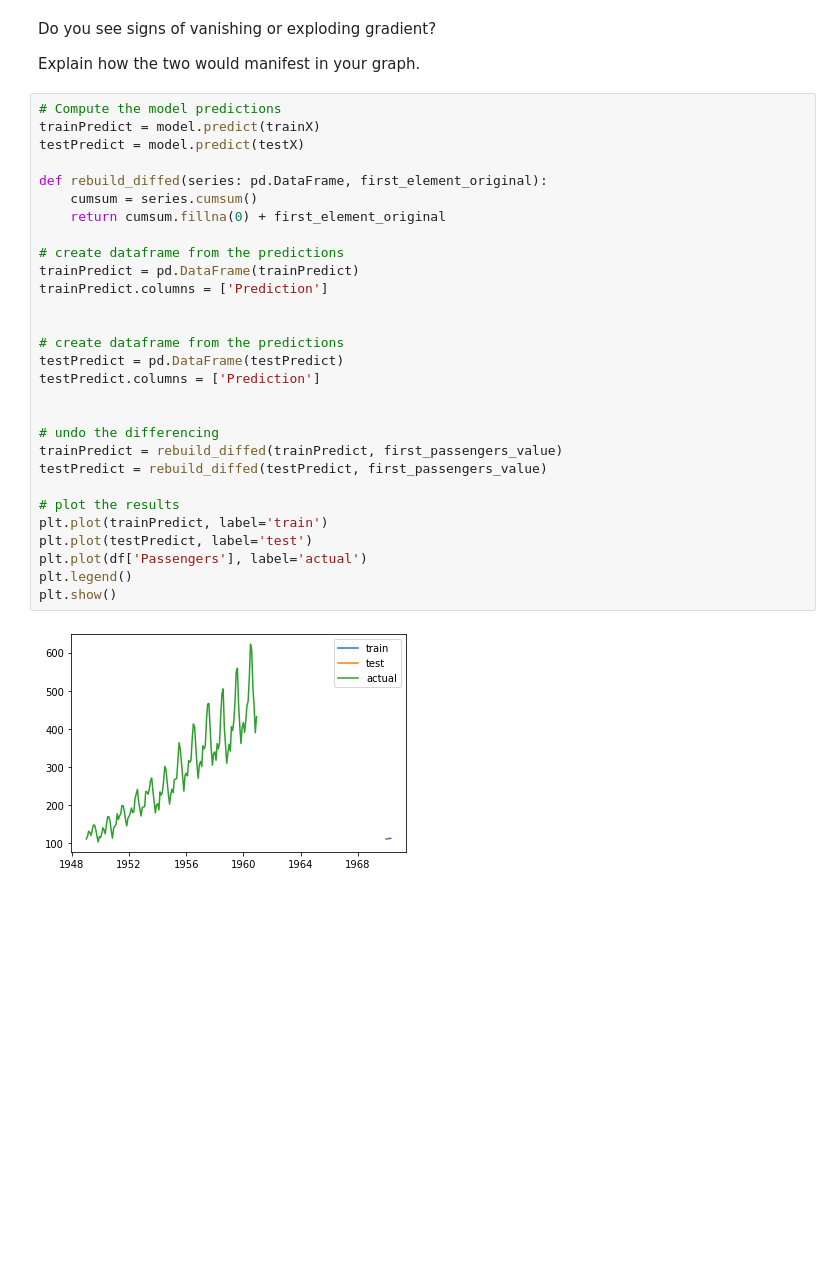
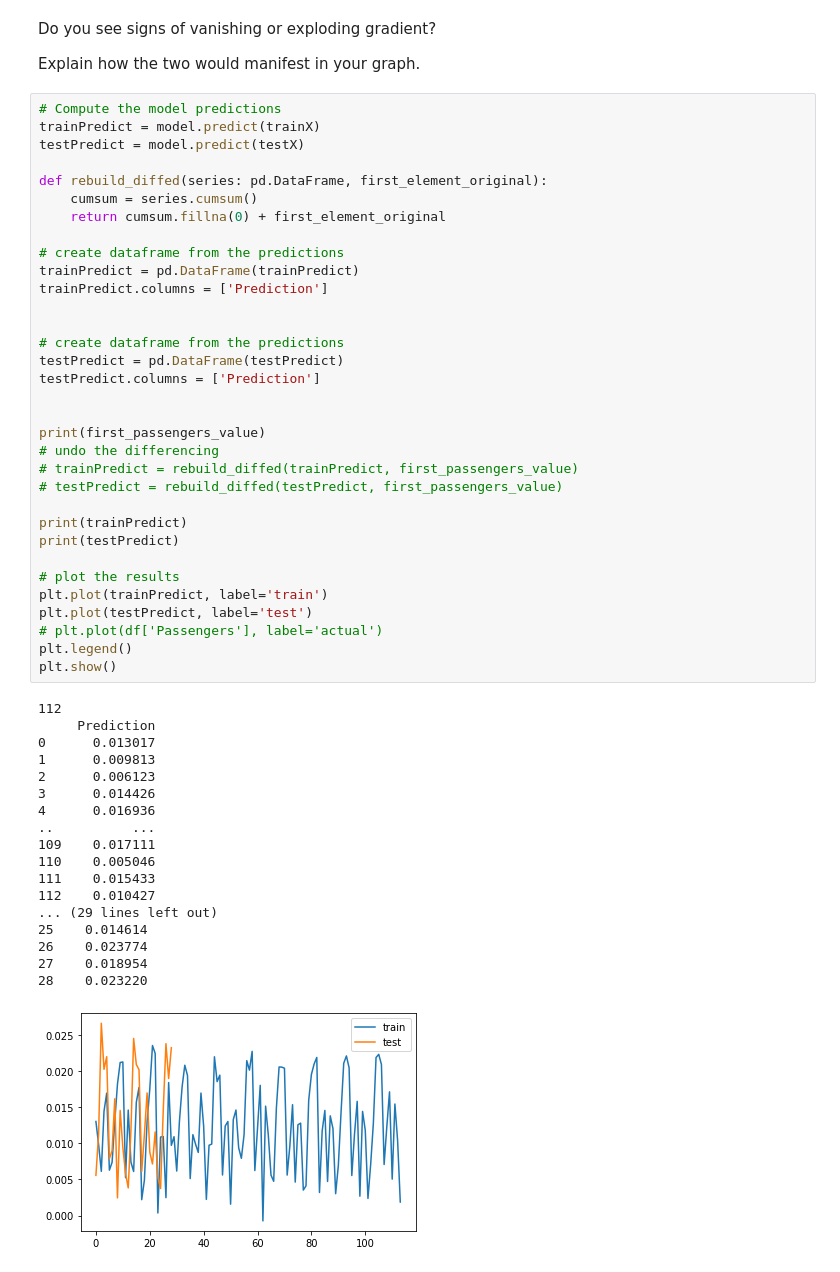
Before and after one commit to iondodon/RNDL, a Jupyter notebook: lab1/lab1.ipynb, the cells around one changed output. Saved outputs shown, nothing was run; the diff lists cells and outputs as text; blank space fills up the shorter version.

```diff
--- a/lab1/lab1.ipynb
+++ b/lab1/lab1.ipynb
@@ -377,31 +377,52 @@ Explain how the two would manifest in your graph.
 # %%
 # Compute the model predictions
 trainPredict = model.predict(trainX)
 testPredict = model.predict(testX)
 
 def rebuild_diffed(series: pd.DataFrame, first_element_original):
     cumsum = series.cumsum()
     return cumsum.fillna(0) + first_element_original
 
 # create dataframe from the predictions
 trainPredict = pd.DataFrame(trainPredict)
 trainPredict.columns = ['Prediction']
 
 
 # create dataframe from the predictions
 testPredict = pd.DataFrame(testPredict)
 testPredict.columns = ['Prediction']
 
 
+print(first_passengers_value)
 # undo the differencing
-trainPredict = rebuild_diffed(trainPredict, first_passengers_value)
-testPredict = rebuild_diffed(testPredict, first_passengers_value)
+# trainPredict = rebuild_diffed(trainPredict, first_passengers_value)
+# testPredict = rebuild_diffed(testPredict, first_passengers_value)
+
+print(trainPredict)
+print(testPredict)
 
 # plot the results
 plt.plot(trainPredict, label='train')
 plt.plot(testPredict, label='test')
-plt.plot(df['Passengers'], label='actual')
+# plt.plot(df['Passengers'], label='actual')
 plt.legend()
 plt.show()
 # %% [output]
+112
+     Prediction
+0      0.013017
+1      0.009813
+2      0.006123
+3      0.014426
+4      0.016936
+..          ...
+109    0.017111
+110    0.005046
+111    0.015433
+112    0.010427
+... (29 lines left out)
+25    0.014614
+26    0.023774
+27    0.018954
+28    0.023220
-[figure, old version]
+[figure, new version]
```
Also changed, not shown: parts of 2 cells of this notebook.
